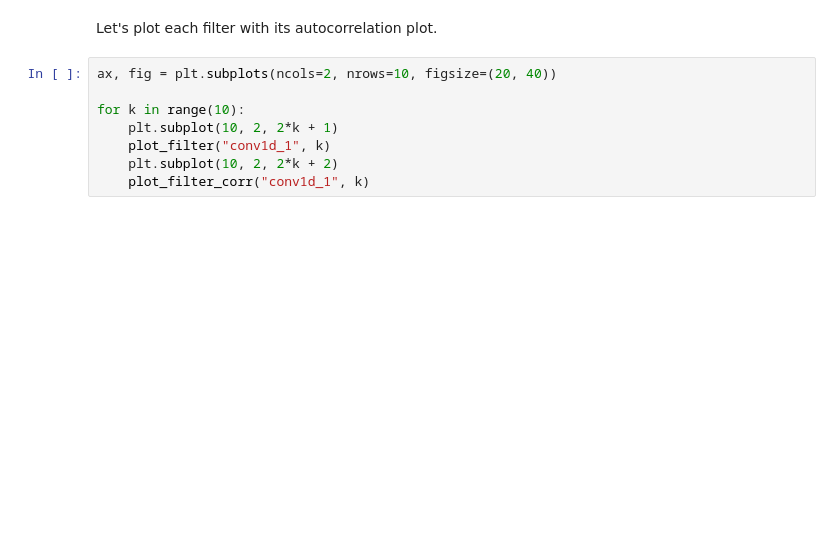
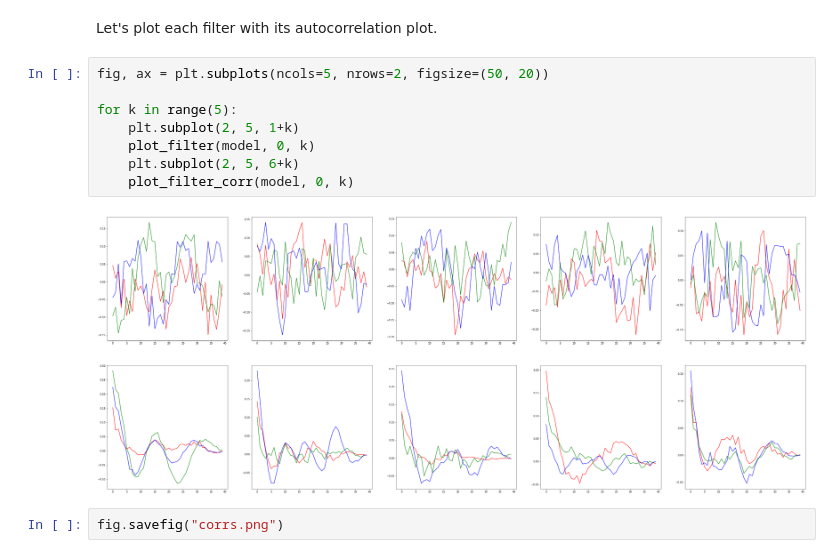
Before and after one commit to owenjonesuob/keras-workshop, a Jupyter notebook: walking.ipynb, the cells around one changed output. Cells and saved outputs as stored; diff of their text form; blank space fills up the shorter version.

```diff
--- a/walking.ipynb
+++ b/walking.ipynb
@@ -313,10 +325,14 @@ plot_filter_corr("conv1d_1", 9)
 # %% [markdown]
 Let's plot each filter with its autocorrelation plot.
 # %%
-ax, fig = plt.subplots(ncols=2, nrows=10, figsize=(20, 40))
+fig, ax = plt.subplots(ncols=5, nrows=2, figsize=(50, 20))
 
-for k in range(10):
-    plt.subplot(10, 2, 2*k + 1)
-    plot_filter("conv1d_1", k)
-    plt.subplot(10, 2, 2*k + 2)
-    plot_filter_corr("conv1d_1", k)
+for k in range(5):
+    plt.subplot(2, 5, 1+k)
+    plot_filter(model, 0, k)
+    plt.subplot(2, 5, 6+k)
+    plot_filter_corr(model, 0, k)
+# %% [output]
+[figure, added]
+# %%
+fig.savefig("corrs.png")
```
Also changed, not shown: parts of 17 cells of this notebook, 1 other file.
